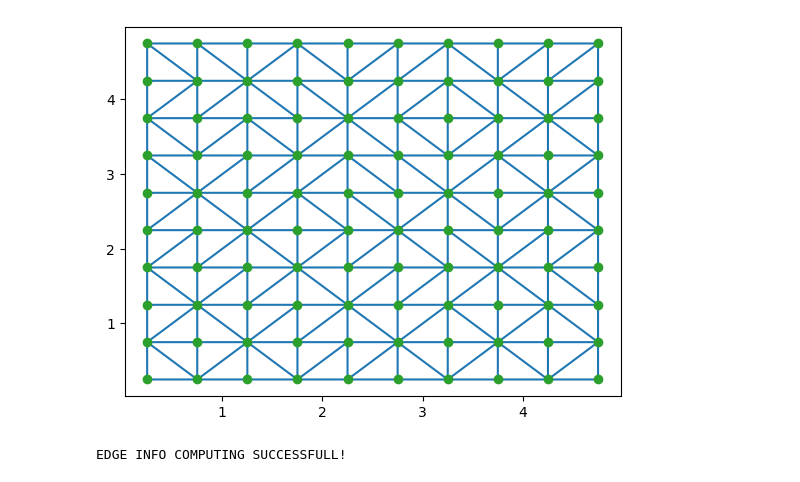
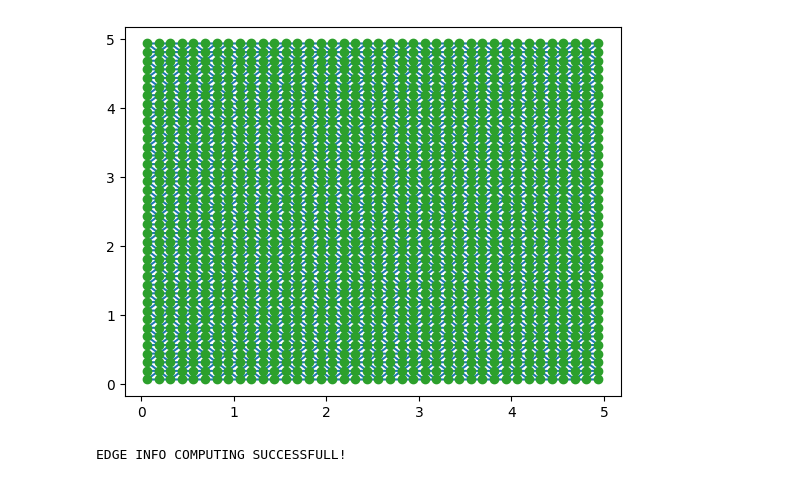
Before and after one commit to sparram/non_linear_pdes, a Jupyter notebook: 05_sw_mesh_2d.ipynb, the cells around one changed output. Saved outputs shown, nothing was run; the diff lists cells and outputs as text; code cells hidden in the pictures.

```diff
--- a/05_sw_mesh_2d.ipynb
+++ b/05_sw_mesh_2d.ipynb
@@ -1,26 +1,26 @@
 # %%
 import numpy as np
 import matplotlib.pyplot as plt
 from IPython.display import clear_output
 
 grav = 9.8
-Nx, Ny, L = 10, 10, 5.0
+Nx, Ny, L = 40, 40, 5.0
 dx = L / Nx
 dy = L / Ny
 x = (np.arange(Nx) + 0.5) * dx
 y = (np.arange(Ny) + 0.5) * dy
 X, Y = np.meshgrid(x, y)
 
 points = np.array([X.flatten(), Y.flatten()]).T
 
 from scipy.spatial import Delaunay
 mesh = Delaunay(points)
 
 plt.triplot(points[:,0], points[:,1], mesh.simplices)
 plt.plot(points[:,0], points[:,1], 'o')
 plt.show()
 # %% [output]
-[figure, old version]
+[figure, new version]
 # %%
 # COMPUTE EDGES INFORMATION
 elems = mesh.simplices
```
Also changed, not shown: parts of 5 cells of this notebook.
